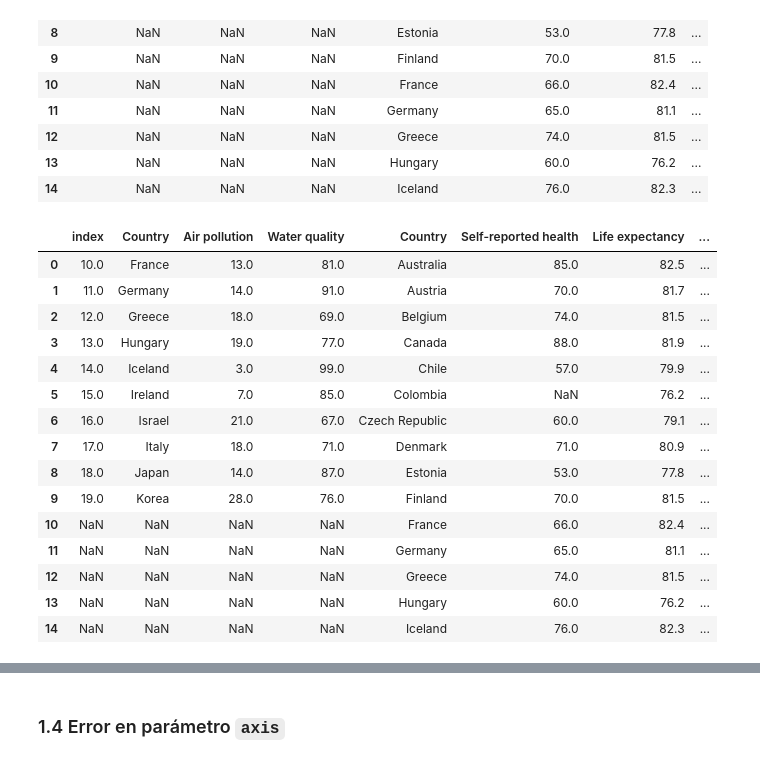
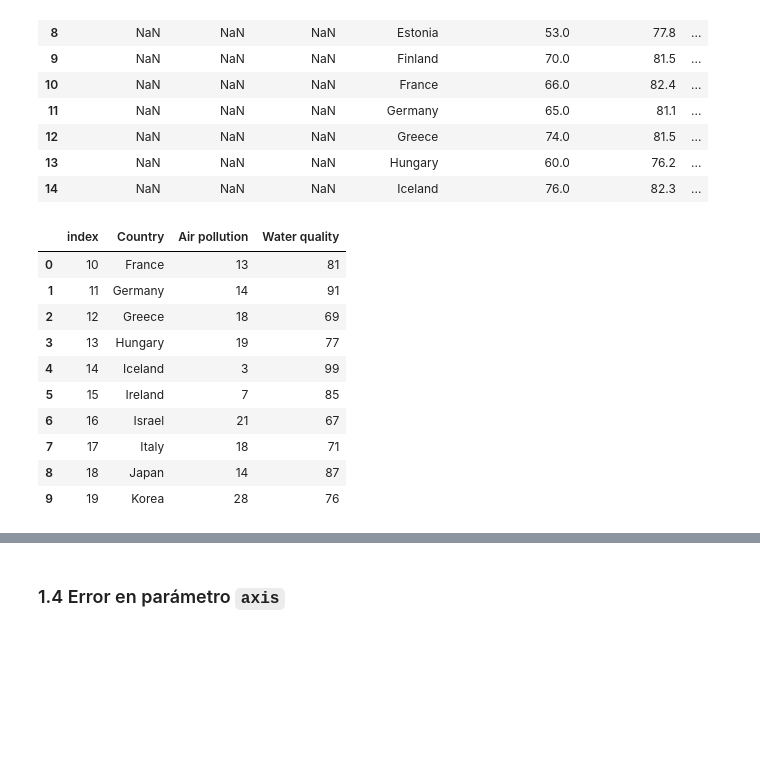
Before and after one commit to MDS7202/MDS7202, a Jupyter notebook: clases/2026-01/07_Pandas_Combinación_Fuentes_de_Datos_Pivoteos.ipynb, the cells around one changed output, grey strips where cells are left out. Cells and saved outputs as stored; diff of their text form; code cells hidden in the pictures; blank space fills up the shorter version.

```diff
--- a/clases/2026-01/07_Pandas_Combinación_Fuentes_de_Datos_Pivoteos.ipynb
+++ b/clases/2026-01/07_Pandas_Combinación_Fuentes_de_Datos_Pivoteos.ipynb
@@ -405,25 +405,16 @@ pd.concat(
 # %%
 env_df_reducido_2 = env_df[10:20].reset_index()
 
-pd.concat(
-    [
-        env_df_reducido_2,
-        health_df
-    ], axis=1).head(15)
+env_df_reducido_2
 # %% [output]
-|  | index | Country | Air pollution | Water quality | Country | Self-reported health | Life expectancy | ... |
-| 0 | 10.0 | France | 13.0 | 81.0 | Australia | 85.0 | 82.5 | ... |
-| 1 | 11.0 | Germany | 14.0 | 91.0 | Austria | 70.0 | 81.7 | ... |
-| 2 | 12.0 | Greece | 18.0 | 69.0 | Belgium | 74.0 | 81.5 | ... |
-| 3 | 13.0 | Hungary | 19.0 | 77.0 | Canada | 88.0 | 81.9 | ... |
-| 4 | 14.0 | Iceland | 3.0 | 99.0 | Chile | 57.0 | 79.9 | ... |
-| 5 | 15.0 | Ireland | 7.0 | 85.0 | Colombia | NaN | 76.2 | ... |
-| 6 | 16.0 | Israel | 21.0 | 67.0 | Czech Republic | 60.0 | 79.1 | ... |
-| 7 | 17.0 | Italy | 18.0 | 71.0 | Denmark | 71.0 | 80.9 | ... |
-| 8 | 18.0 | Japan | 14.0 | 87.0 | Estonia | 53.0 | 77.8 | ... |
-| 9 | 19.0 | Korea | 28.0 | 76.0 | Finland | 70.0 | 81.5 | ... |
-| 10 | NaN | NaN | NaN | NaN | France | 66.0 | 82.4 | ... |
-| 11 | NaN | NaN | NaN | NaN | Germany | 65.0 | 81.1 | ... |
-| 12 | NaN | NaN | NaN | NaN | Greece | 74.0 | 81.5 | ... |
-| 13 | NaN | NaN | NaN | NaN | Hungary | 60.0 | 76.2 | ... |
-| 14 | NaN | NaN | NaN | NaN | Iceland | 76.0 | 82.3 | ... |
+|  | index | Country | Air pollution | Water quality |
+| 0 | 10 | France | 13 | 81 |
+| 1 | 11 | Germany | 14 | 91 |
+| 2 | 12 | Greece | 18 | 69 |
+| 3 | 13 | Hungary | 19 | 77 |
+| 4 | 14 | Iceland | 3 | 99 |
+| 5 | 15 | Ireland | 7 | 85 |
+| 6 | 16 | Israel | 21 | 67 |
+| 7 | 17 | Italy | 18 | 71 |
+| 8 | 18 | Japan | 14 | 87 |
+| 9 | 19 | Korea | 28 | 76 |
```
Also changed, not shown: parts of 12 cells of this notebook, 1 other file.
